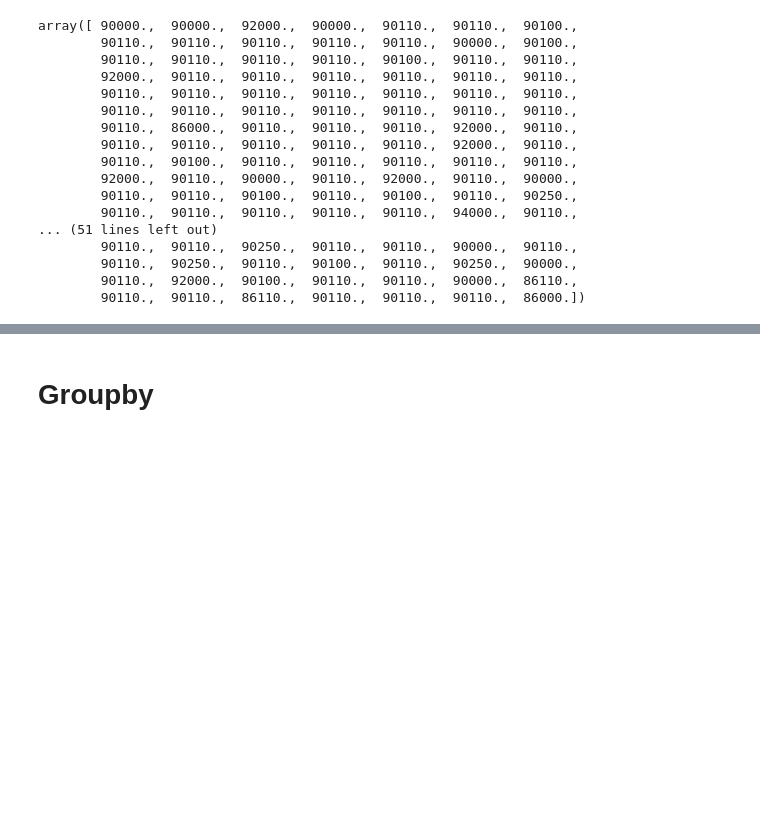
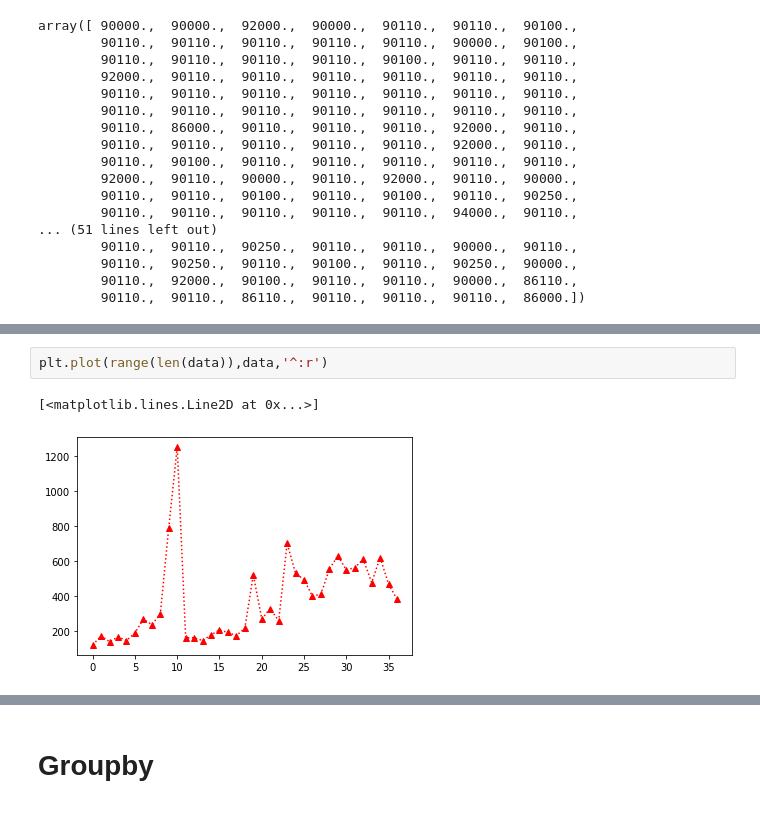
Before and after one commit to tohnperfect/DPDM65, a Jupyter notebook: pandas101.ipynb, the cells around one changed output, grey strips where cells are left out. Saved outputs shown, nothing was run; the diff lists cells and outputs as text; blank space fills up the shorter version.

```diff
--- a/pandas101.ipynb
+++ b/pandas101.ipynb
@@ -406,0 +452,5 @@ array([ 90000.,  90000.,  92000.,  90000.,  90110.,  90110.,  90100.,
+# %%
+plt.plot(range(len(data)),data,'^:r')
+# %% [output]
+[<matplotlib.lines.Line2D at 0x...>]
+[figure, added]
```
Also changed, not shown: parts of 17 cells of this notebook.
